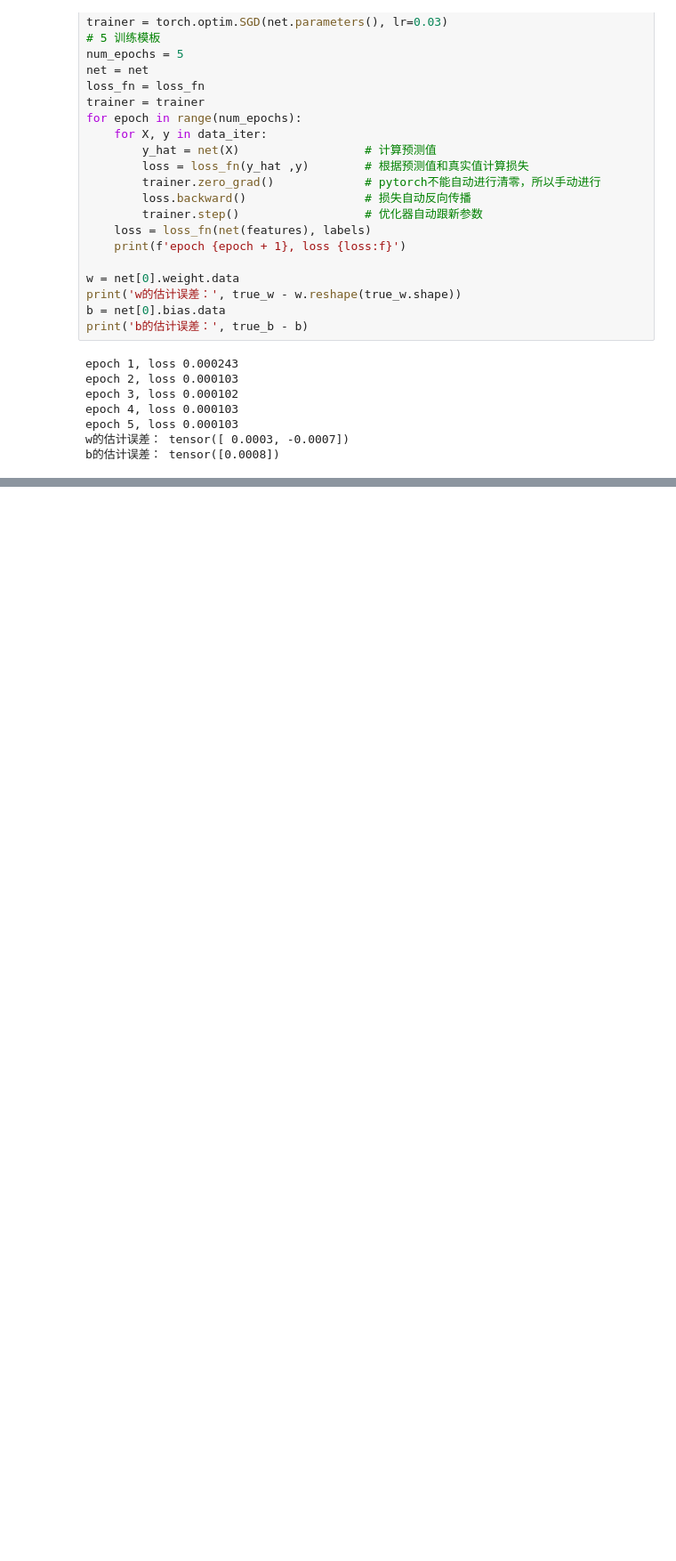
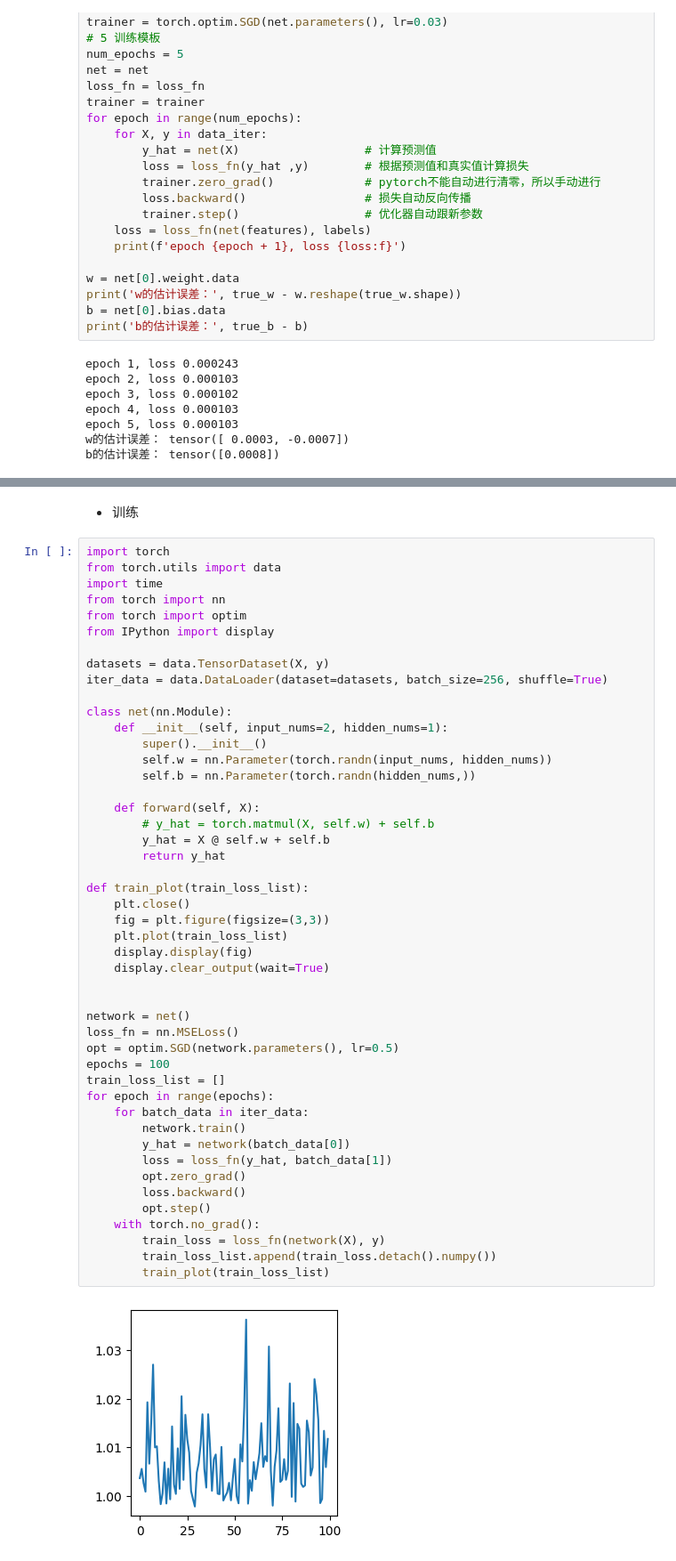
Before and after one commit to zhaoy2020/OnlineLibrary, a Jupyter notebook: 004-ML&DL/002-Deep Learning/001 《动手学深度学习》/《动手学深度学习-学习笔记》.ipynb, the cells around one changed output, grey strips where cells are left out. Shown at 89% size. Drawn from its saved outputs; the diff is of its cells as text; blank space fills up the shorter version.

```diff
--- a/004-ML&DL/002-Deep Learning/001 《动手学深度学习》/《动手学深度学习-学习笔记》.ipynb
+++ b/004-ML&DL/002-Deep Learning/001 《动手学深度学习》/《动手学深度学习-学习笔记》.ipynb
@@ -197,0 +246,51 @@ b的估计误差： tensor([0.0008])
+# %% [markdown]
+- 训练
+# %%
+import torch
+from torch.utils import data
+import time
+from torch import nn
+from torch import optim
+from IPython import display
+
+datasets = data.TensorDataset(X, y)
+iter_data = data.DataLoader(dataset=datasets, batch_size=256, shuffle=True)
+
+class net(nn.Module):
+    def __init__(self, input_nums=2, hidden_nums=1):
+        super().__init__()
+        self.w = nn.Parameter(torch.randn(input_nums, hidden_nums))
+        self.b = nn.Parameter(torch.randn(hidden_nums,))
+
+    def forward(self, X):
+        # y_hat = torch.matmul(X, self.w) + self.b
+        y_hat = X @ self.w + self.b
+        return y_hat
+
+def train_plot(train_loss_list):
+    plt.close()
+    fig = plt.figure(figsize=(3,3))
+    plt.plot(train_loss_list)
+    display.display(fig)
+    display.clear_output(wait=True)
+
+
+network = net()
+loss_fn = nn.MSELoss()
+opt = optim.SGD(network.parameters(), lr=0.5)
+epochs = 100
+train_loss_list = []
+for epoch in range(epochs):
+    for batch_data in iter_data:
+        network.train()
+        y_hat = network(batch_data[0])
+        loss = loss_fn(y_hat, batch_data[1])
+        opt.zero_grad()
+        loss.backward()
+        opt.step()
+    with torch.no_grad():
+        train_loss = loss_fn(network(X), y)
+        train_loss_list.append(train_loss.detach().numpy())
+        train_plot(train_loss_list)
+# %% [output]
+[figure, added]
```
Also changed, not shown: parts of 8 cells of this notebook, 6 other files.
